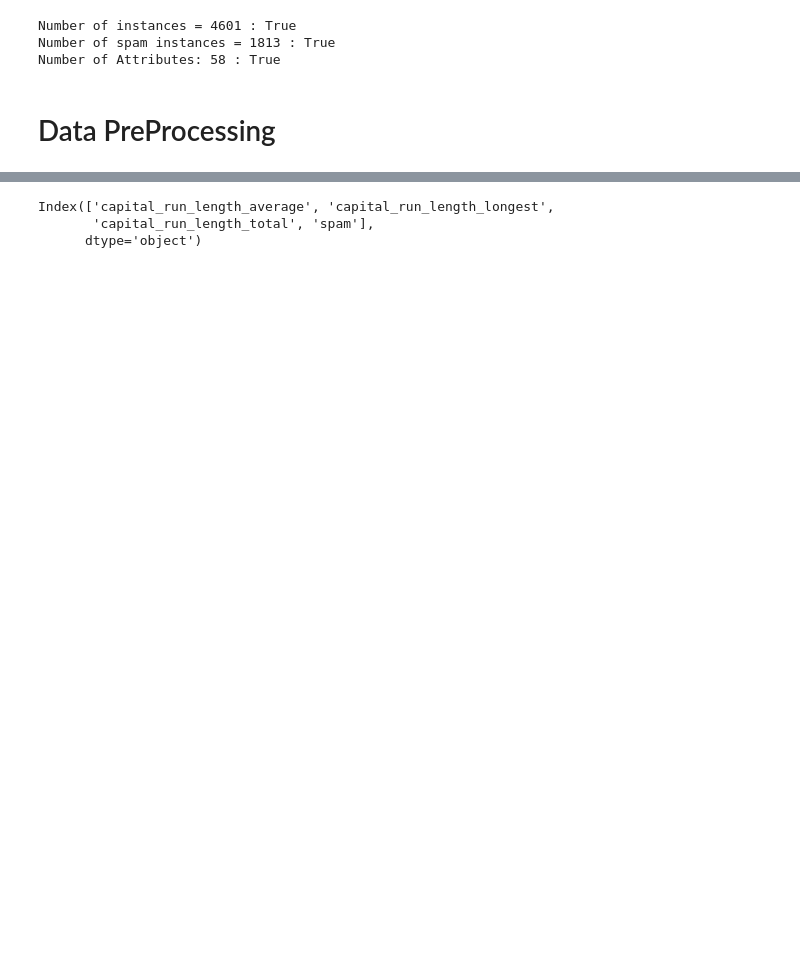
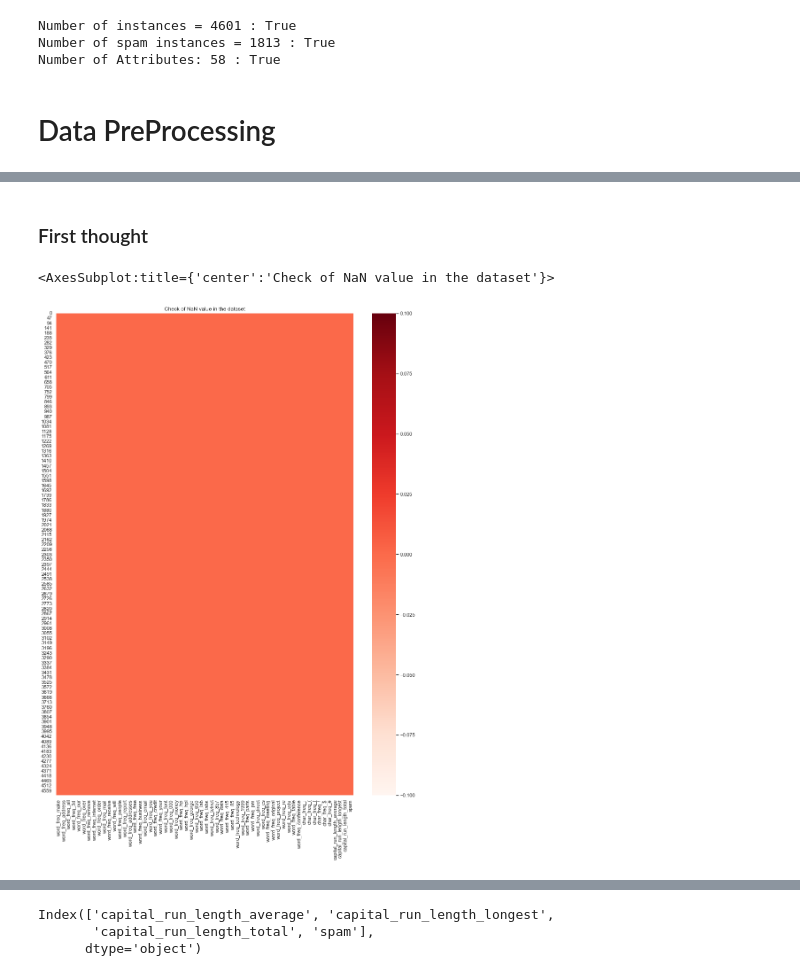
Before and after one commit to freepacks/Spam-DataBase, a Jupyter notebook: Project.ipynb, the cells around one changed output, grey strips where cells are left out. Cells and saved outputs as stored; diff of their text form; code cells hidden in the pictures; blank space fills up the shorter version.

```diff
--- a/Project.ipynb
+++ b/Project.ipynb
@@ -138,3 +143,13 @@ sns.heatmap(df.isnull())
+# %% [markdown]
+### First thought
+# %%
+fig=plt.figure(figsize=(15,20))
+plt.title('Check of NaN value in the dataset')
+sns.heatmap(df.isnull(),cmap='Reds')
+# We can see there no null values in the dataset
+# %% [output]
+<AxesSubplot:title={'center':'Check of NaN value in the dataset'}>
+[figure, added]
 # %%
 #Columns representing the frequency of the word "you" in an e-mail
 df.word_freq_you
```
Also changed, not shown: parts of 82 cells of this notebook.
